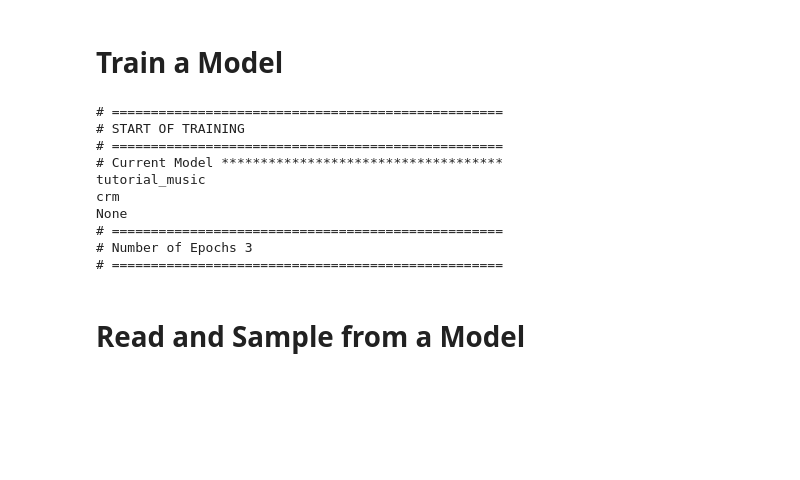
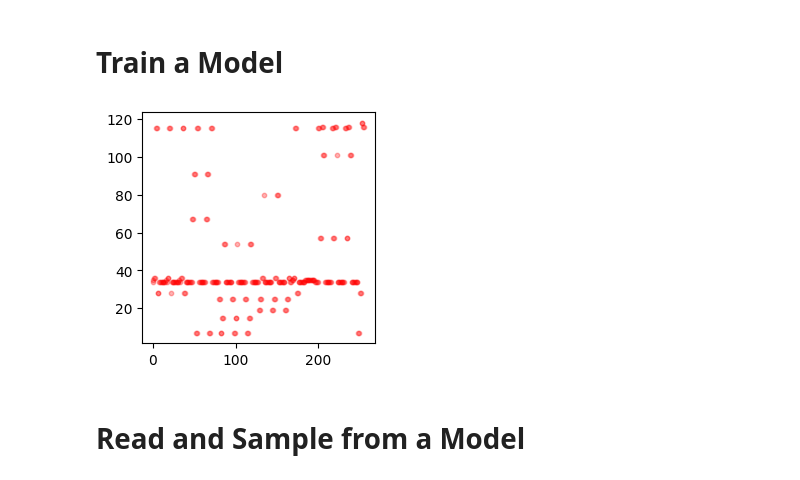
Before and after one commit to cesarali/conditional_rate_matching, a Jupyter notebook: notebooks/Models/CRM/Music/BasicModelCall.ipynb, the cells around one changed output. Cells and saved outputs as stored; diff of their text form; code cells hidden in the pictures; blank space fills up the shorter version.

```diff
--- a/notebooks/Models/CRM/Music/BasicModelCall.ipynb
+++ b/notebooks/Models/CRM/Music/BasicModelCall.ipynb
@@ -39,22 +58,32 @@ config.optimal_transport = OptimalTransportSamplerConfig(name="uniform", method=
+# %%
+crm_trained.config.pipeline.number_of_steps = 1000
+crm_trained.config.pipeline.time_epsilon = 0.1
+
+sample_x, sample_hist, t = crm_trained.pipeline(sample_size=100, train=False, return_path=True)
+sample_x = sample_x.cpu()
 # %% [markdown]
 # Train a Model
 # %%
-experiment_files = ExperimentFiles(experiment_name="crm",
-                                   experiment_type="tutorial_music",
-                                   experiment_indentifier=None)
 
 crm_trainer = CRMTrainer(config, experiment_files) # TRAINER CREATES MODEL FROM CONFIG FILE
 results_, all_metrics = crm_trainer.train()
+crm = crm_trainer.generative_model
-# %% [output]
-# ==================================================
-# START OF TRAINING
-# ==================================================
-# Current Model ************************************
-tutorial_music
-crm
-None
-# ==================================================
-# Number of Epochs 3
-# ==================================================
+# %%
+for b in crm_trained.dataloader_0.train():
+    song_0  = b[0][0]
+    break
+
+for b in crm_trained.dataloader_1.train():
+    songs = b
+
+time = range(0, 256)
+time = torch.tensor(time)
+
+fig ,ax = plt.subplots(1,1,figsize=(3,3))
+# plt.scatter(time, song_0, s=10, alpha=0.3, c='b')
+plt.scatter(time, song_1, s=10, alpha=0.3, c='r')
+plt.show()
+# %% [output]
+[figure, added]
 # %% [markdown]
 # Read and Sample from a Model
```
Also changed, not shown: parts of 15 cells of this notebook, 4 other files.
